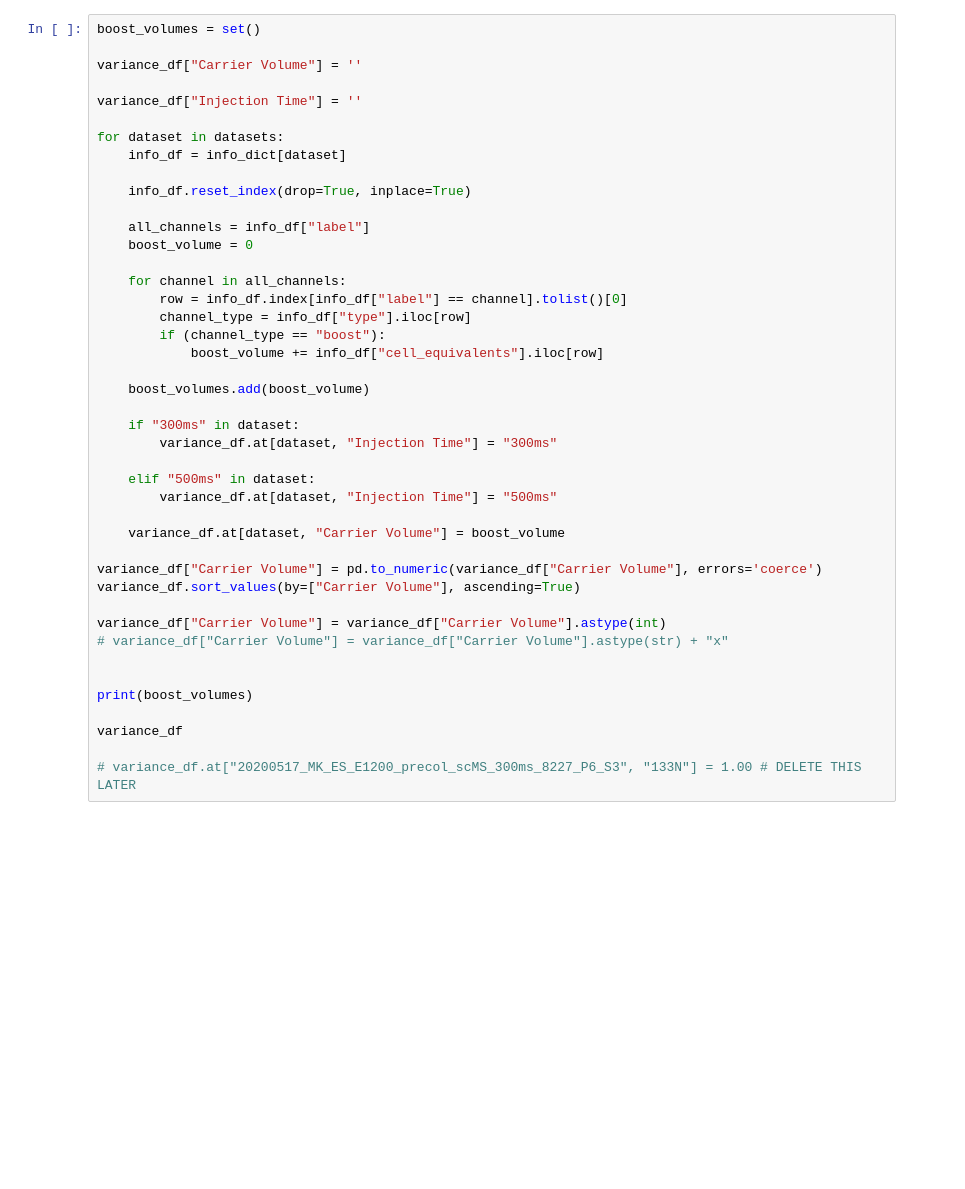
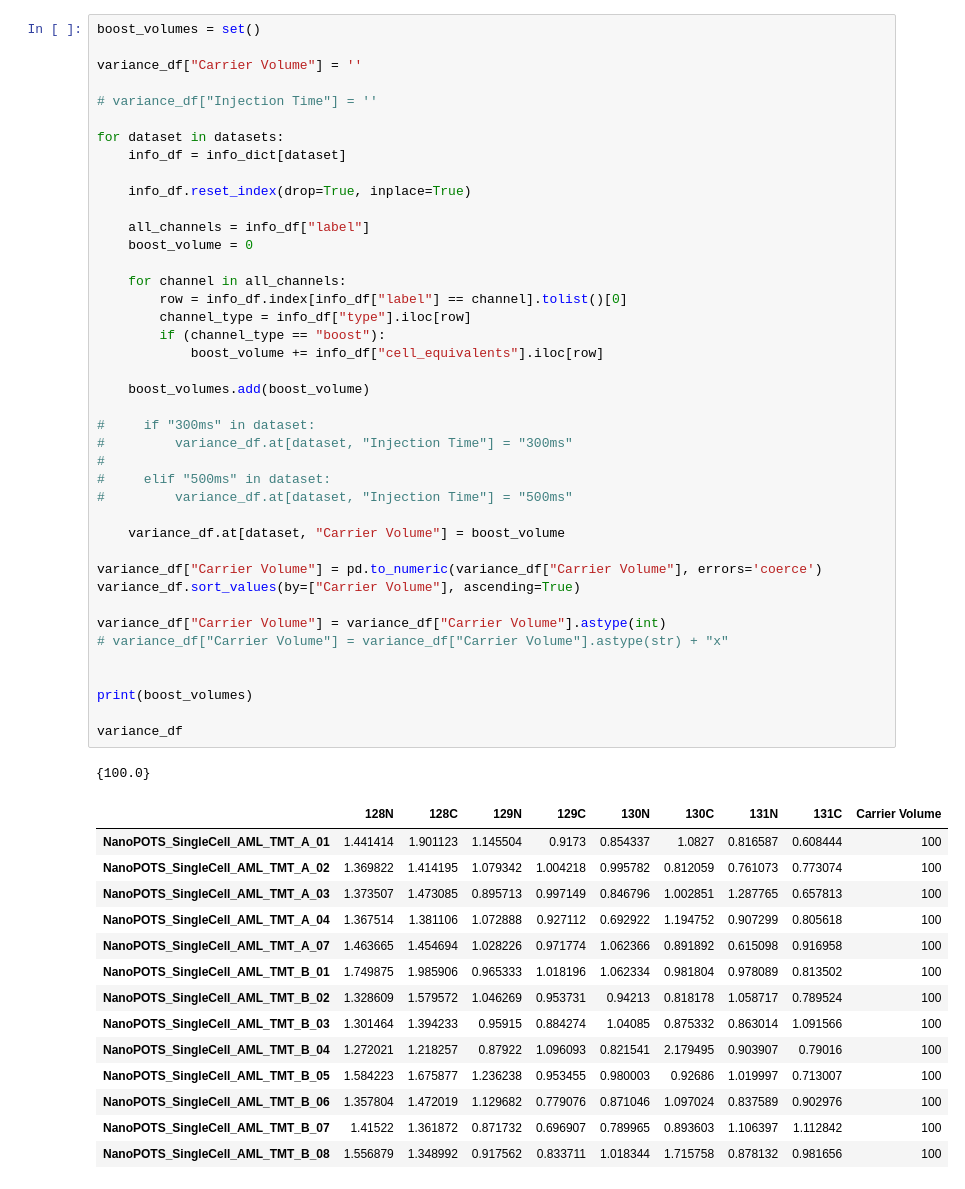
Before and after one commit to PayneLab/TMT_QC, a Jupyter notebook: Variance from Median.ipynb, the cells around one changed output. Drawn from its saved outputs; the diff is of its cells as text; blank space fills up the shorter version.

```diff
--- a/Variance from Median.ipynb
+++ b/Variance from Median.ipynb
@@ -103,42 +123,56 @@ boost_volumes = set()
 
 variance_df["Carrier Volume"] = ''
 
-variance_df["Injection Time"] = ''
+# variance_df["Injection Time"] = ''
 
 for dataset in datasets:
     info_df = info_dict[dataset]
 
     info_df.reset_index(drop=True, inplace=True)
 
     all_channels = info_df["label"]
     boost_volume = 0
 
     for channel in all_channels:
         row = info_df.index[info_df["label"] == channel].tolist()[0]
         channel_type = info_df["type"].iloc[row]
         if (channel_type == "boost"):
             boost_volume += info_df["cell_equivalents"].iloc[row]
 
     boost_volumes.add(boost_volume)
 
-    if "300ms" in dataset:
-        variance_df.at[dataset, "Injection Time"] = "300ms"
-
-    elif "500ms" in dataset:
-        variance_df.at[dataset, "Injection Time"] = "500ms"
+#     if "300ms" in dataset:
+#         variance_df.at[dataset, "Injection Time"] = "300ms"
+#
+#     elif "500ms" in dataset:
+#         variance_df.at[dataset, "Injection Time"] = "500ms"
 
     variance_df.at[dataset, "Carrier Volume"] = boost_volume
 
 variance_df["Carrier Volume"] = pd.to_numeric(variance_df["Carrier Volume"], errors='coerce')
 variance_df.sort_values(by=["Carrier Volume"], ascending=True)
 
 variance_df["Carrier Volume"] = variance_df["Carrier Volume"].astype(int)
 # variance_df["Carrier Volume"] = variance_df["Carrier Volume"].astype(str) + "x"
 
 
 print(boost_volumes)
 
 variance_df
-
-# variance_df.at["20200517_MK_ES_E1200_precol_scMS_300ms_8227_P6_S3", "133N"] = 1.00 # DELETE THIS LATER
+# %% [output]
+{100.0}
+|  | 128N | 128C | 129N | 129C | 130N | 130C | 131N | 131C | Carrier Volume |
+| NanoPOTS_SingleCell_AML_TMT_A_01 | 1.441414 | 1.901123 | 1.145504 | 0.9173 | 0.854337 | 1.0827 | 0.816587 | 0.608444 | 100 |
+| NanoPOTS_SingleCell_AML_TMT_A_02 | 1.369822 | 1.414195 | 1.079342 | 1.004218 | 0.995782 | 0.812059 | 0.761073 | 0.773074 | 100 |
+| NanoPOTS_SingleCell_AML_TMT_A_03 | 1.373507 | 1.473085 | 0.895713 | 0.997149 | 0.846796 | 1.002851 | 1.287765 | 0.657813 | 100 |
+| NanoPOTS_SingleCell_AML_TMT_A_04 | 1.367514 | 1.381106 | 1.072888 | 0.927112 | 0.692922 | 1.194752 | 0.907299 | 0.805618 | 100 |
+| NanoPOTS_SingleCell_AML_TMT_A_07 | 1.463665 | 1.454694 | 1.028226 | 0.971774 | 1.062366 | 0.891892 | 0.615098 | 0.916958 | 100 |
+| NanoPOTS_SingleCell_AML_TMT_B_01 | 1.749875 | 1.985906 | 0.965333 | 1.018196 | 1.062334 | 0.981804 | 0.978089 | 0.813502 | 100 |
+| NanoPOTS_SingleCell_AML_TMT_B_02 | 1.328609 | 1.579572 | 1.046269 | 0.953731 | 0.94213 | 0.818178 | 1.058717 | 0.789524 | 100 |
+| NanoPOTS_SingleCell_AML_TMT_B_03 | 1.301464 | 1.394233 | 0.95915 | 0.884274 | 1.04085 | 0.875332 | 0.863014 | 1.091566 | 100 |
+| NanoPOTS_SingleCell_AML_TMT_B_04 | 1.272021 | 1.218257 | 0.87922 | 1.096093 | 0.821541 | 2.179495 | 0.903907 | 0.79016 | 100 |
+| NanoPOTS_SingleCell_AML_TMT_B_05 | 1.584223 | 1.675877 | 1.236238 | 0.953455 | 0.980003 | 0.92686 | 1.019997 | 0.713007 | 100 |
+| NanoPOTS_SingleCell_AML_TMT_B_06 | 1.357804 | 1.472019 | 1.129682 | 0.779076 | 0.871046 | 1.097024 | 0.837589 | 0.902976 | 100 |
+| NanoPOTS_SingleCell_AML_TMT_B_07 | 1.41522 | 1.361872 | 0.871732 | 0.696907 | 0.789965 | 0.893603 | 1.106397 | 1.112842 | 100 |
+| NanoPOTS_SingleCell_AML_TMT_B_08 | 1.556879 | 1.348992 | 0.917562 | 0.833711 | 1.018344 | 1.715758 | 0.878132 | 0.981656 | 100 |
 # %%
```
Also changed, not shown: parts of 5 cells of this notebook, 17 other files.
